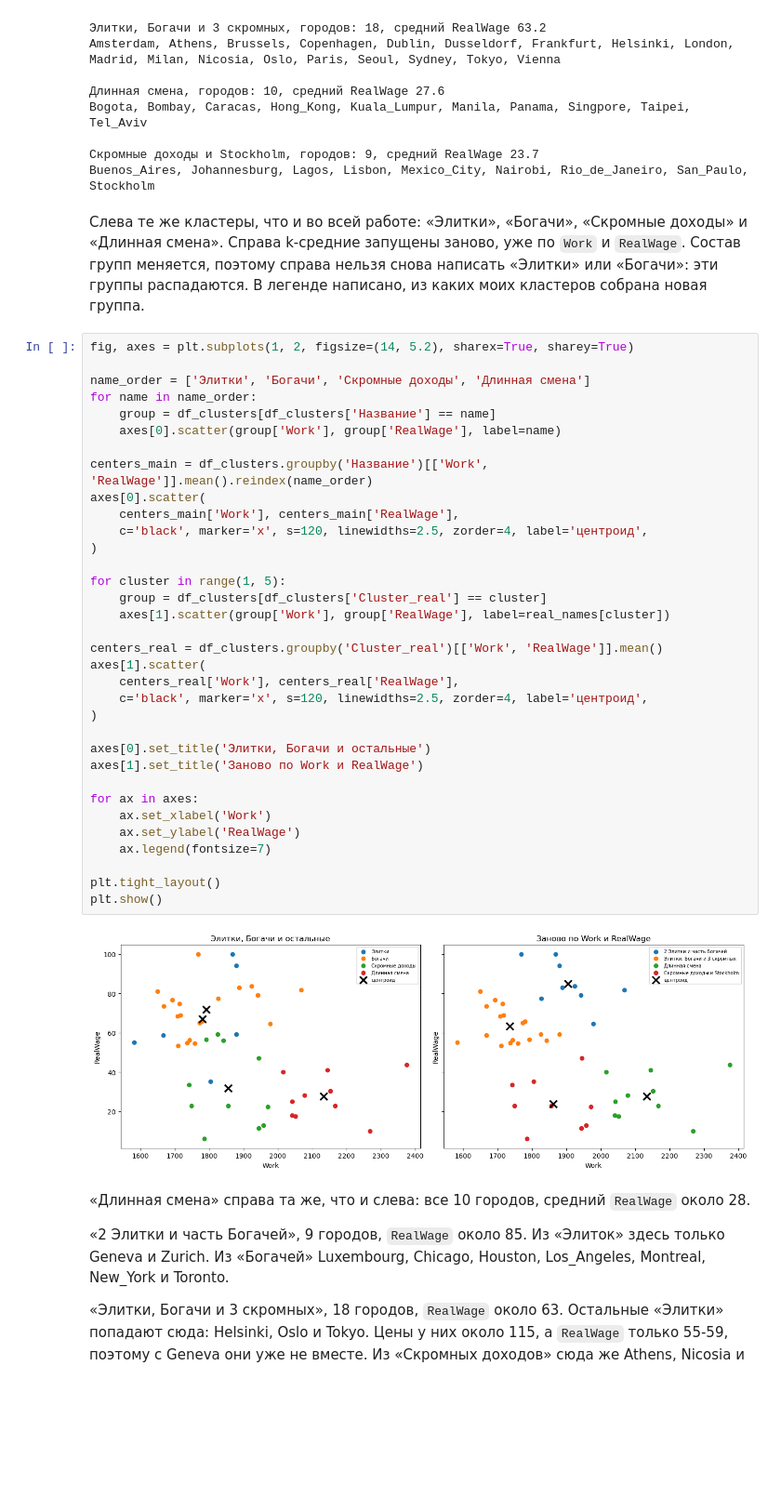
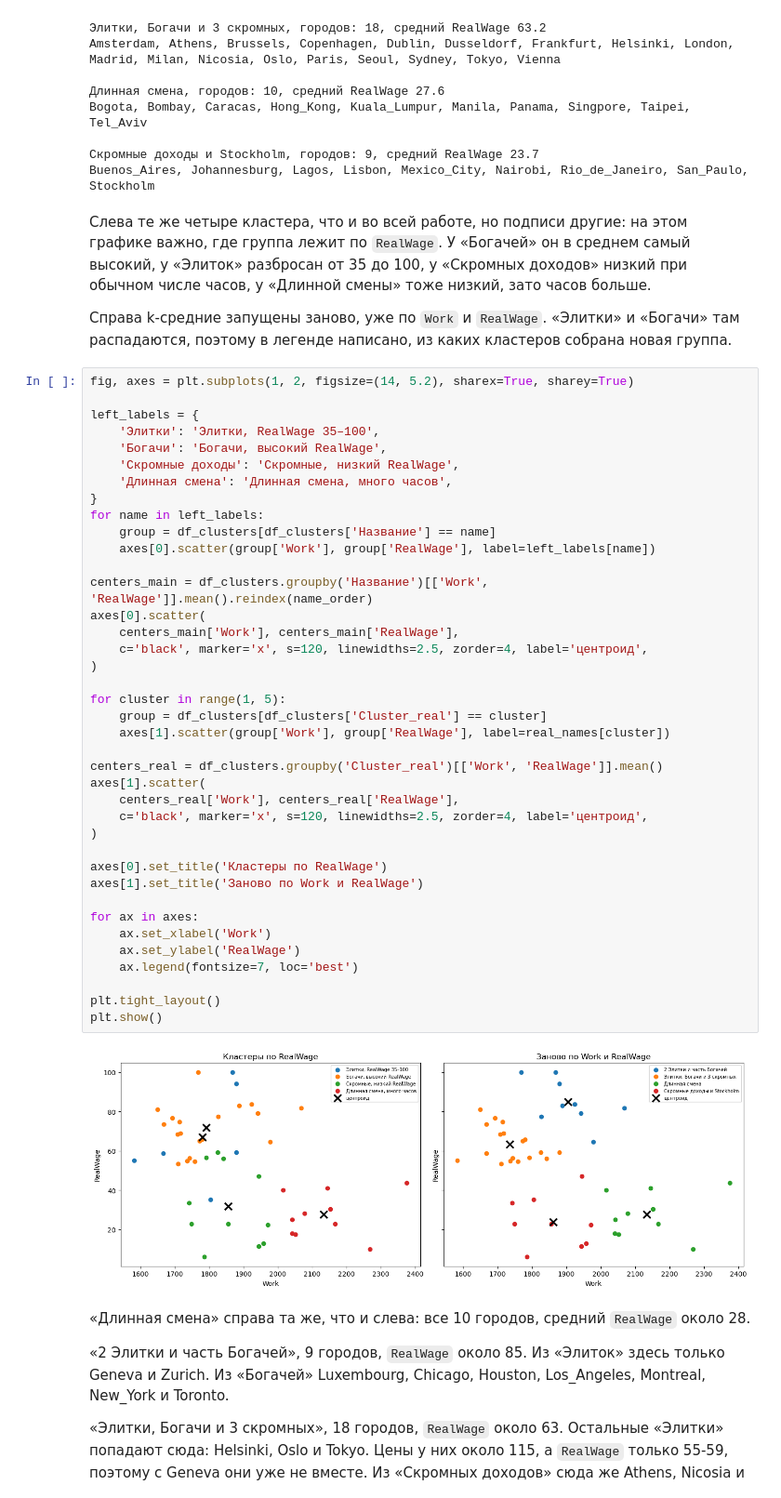
Before and after one commit to destorz11/Python-data-analysis, a Jupyter notebook: lab2_kmeans/notebooks/lab2_kmeans.ipynb, the cells around one changed output. Shown at 93% size. Cells and saved outputs as stored; diff of their text form; blank space fills up the shorter version.

Commit message:
Подписи левого графика RealWage привязаны к покупательной способности

```diff
--- a/lab2_kmeans/notebooks/lab2_kmeans.ipynb
+++ b/lab2_kmeans/notebooks/lab2_kmeans.ipynb
@@ -868,43 +868,50 @@ Bogota, Bombay, Caracas, Hong_Kong, Kuala_Lumpur, Manila, Panama, Singpore, Taip
 Скромные доходы и Stockholm, городов: 9, средний RealWage 23.7
 Buenos_Aires, Johannesburg, Lagos, Lisbon, Mexico_City, Nairobi, Rio_de_Janeiro, San_Paulo, Stockholm
 # %% [markdown]
-Слева те же кластеры, что и во всей работе: «Элитки», «Богачи», «Скромные доходы» и «Длинная смена». Справа k-средние запущены заново, уже по `Work` и `RealWage`. Состав групп меняется, поэтому справа нельзя снова написать «Элитки» или «Богачи»: эти группы распадаются. В легенде написано, из каких моих кластеров собрана новая группа.
+Слева те же четыре кластера, что и во всей работе, но подписи другие: на этом графике важно, где группа лежит по `RealWage`. У «Богачей» он в среднем самый высокий, у «Элиток» разбросан от 35 до 100, у «Скромных доходов» низкий при обычном числе часов, у «Длинной смены» тоже низкий, зато часов больше.
+
+Справа k-средние запущены заново, уже по `Work` и `RealWage`. «Элитки» и «Богачи» там распадаются, поэтому в легенде написано, из каких кластеров собрана новая группа.
 # %%
 fig, axes = plt.subplots(1, 2, figsize=(14, 5.2), sharex=True, sharey=True)
 
-name_order = ['Элитки', 'Богачи', 'Скромные доходы', 'Длинная смена']
-for name in name_order:
+left_labels = {
+    'Элитки': 'Элитки, RealWage 35–100',
+    'Богачи': 'Богачи, высокий RealWage',
+    'Скромные доходы': 'Скромные, низкий RealWage',
+    'Длинная смена': 'Длинная смена, много часов',
+}
+for name in left_labels:
     group = df_clusters[df_clusters['Название'] == name]
-    axes[0].scatter(group['Work'], group['RealWage'], label=name)
+    axes[0].scatter(group['Work'], group['RealWage'], label=left_labels[name])
 
 centers_main = df_clusters.groupby('Название')[['Work', 'RealWage']].mean().reindex(name_order)
 axes[0].scatter(
     centers_main['Work'], centers_main['RealWage'],
     c='black', marker='x', s=120, linewidths=2.5, zorder=4, label='центроид',
 )
 
 for cluster in range(1, 5):
     group = df_clusters[df_clusters['Cluster_real'] == cluster]
     axes[1].scatter(group['Work'], group['RealWage'], label=real_names[cluster])
 
 centers_real = df_clusters.groupby('Cluster_real')[['Work', 'RealWage']].mean()
 axes[1].scatter(
     centers_real['Work'], centers_real['RealWage'],
     c='black', marker='x', s=120, linewidths=2.5, zorder=4, label='центроид',
 )
 
-axes[0].set_title('Элитки, Богачи и остальные')
+axes[0].set_title('Кластеры по RealWage')
 axes[1].set_title('Заново по Work и RealWage')
 
 for ax in axes:
     ax.set_xlabel('Work')
     ax.set_ylabel('RealWage')
-    ax.legend(fontsize=7)
+    ax.legend(fontsize=7, loc='best')
 
 plt.tight_layout()
 plt.show()
 # %% [output]
-[figure, old version]
+[figure, new version]
 # %% [markdown]
 «Длинная смена» справа та же, что и слева: все 10 городов, средний `RealWage` около 28.
 
```
